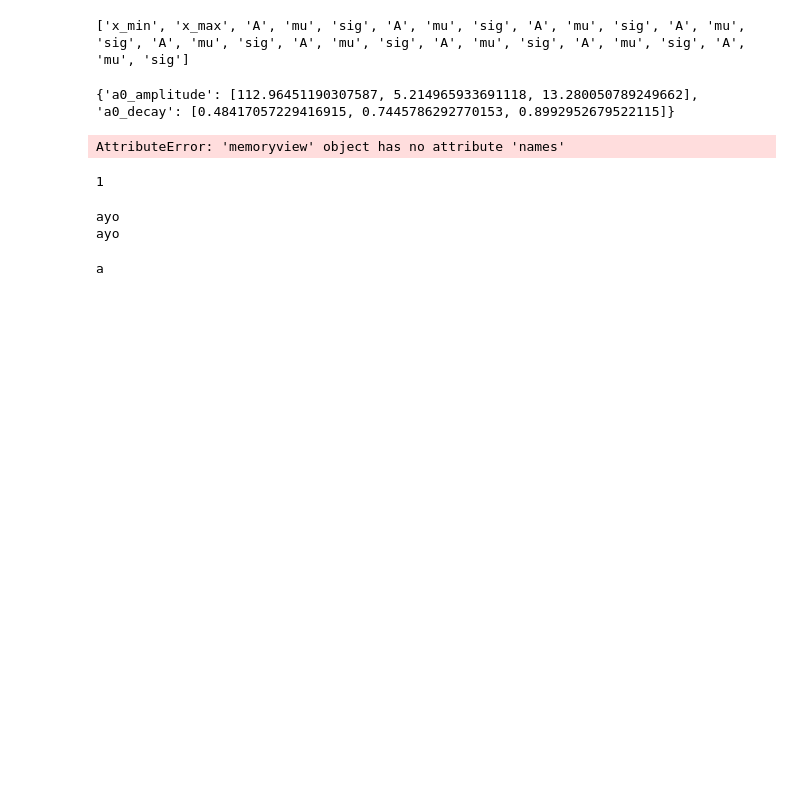
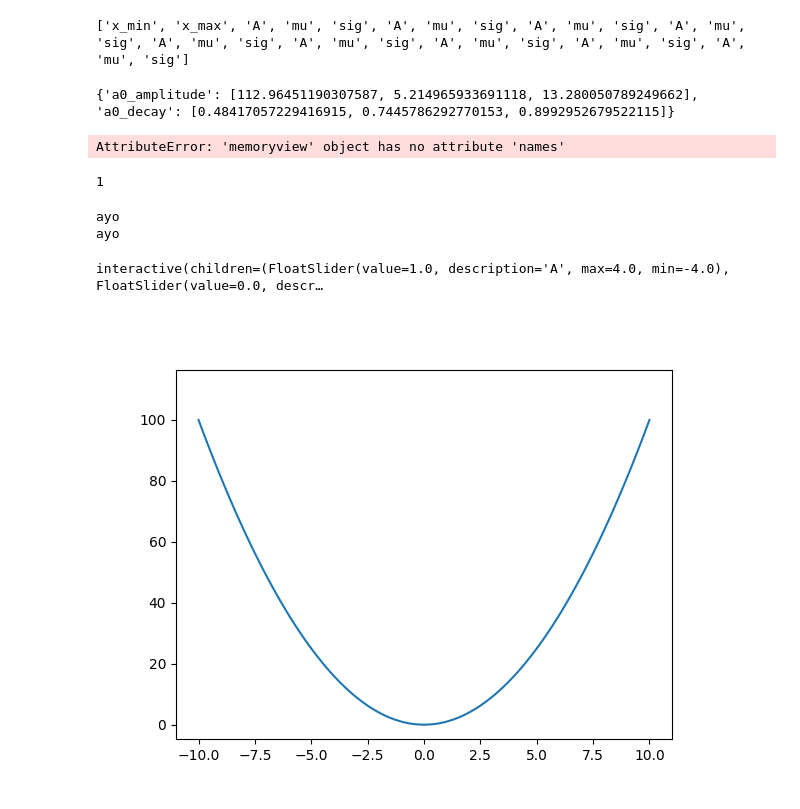
Before and after one commit to JeanNic274/Analysev2, a Jupyter notebook: Python/test.ipynb, the cells around one changed output. Drawn from its saved outputs; the diff is of its cells as text; code cells hidden in the pictures; blank space fills up the shorter version.

```diff
--- a/Python/test.ipynb
+++ b/Python/test.ipynb
@@ -64,9 +64,6 @@ print(getattr(test,st))
 ayo
 ayo
 # %%
-a="abs"
-
-
-print(a[:-2])
 # %% [output]
-a
+interactive(children=(FloatSlider(value=1.0, description='A', max=4.0, min=-4.0), FloatSlider(value=0.0, descr…
+[figure, added]
```
Also changed, not shown: 4 other files.
